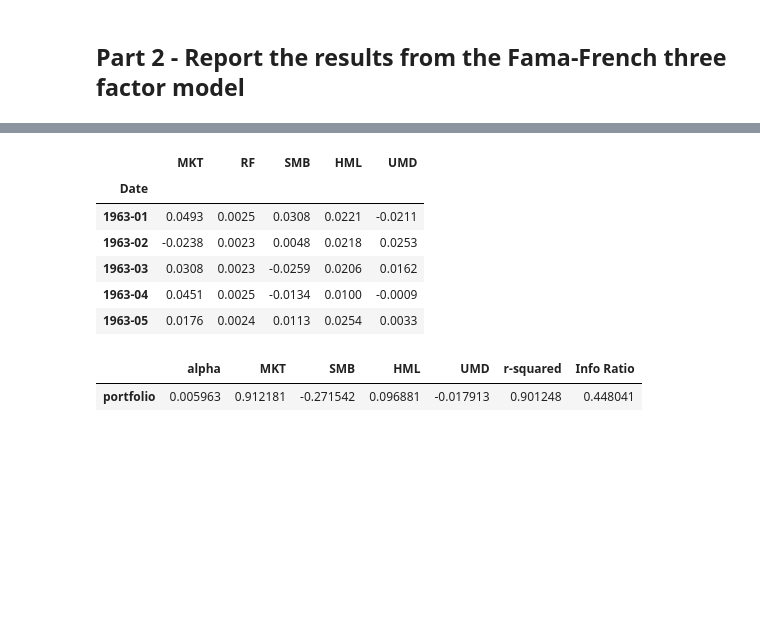
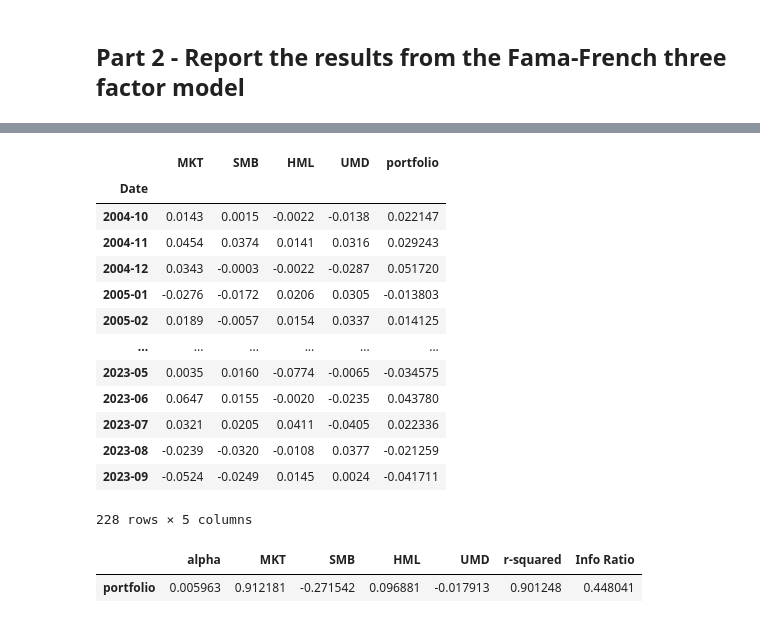
Before and after one commit to vafang25/Econ_Project_2, a Jupyter notebook: Data_Project_2.ipynb, the cells around one changed output, grey strips where cells are left out. Cells and saved outputs as stored; diff of their text form; code cells hidden in the pictures; blank space fills up the shorter version.

```diff
--- a/Data_Project_2.ipynb
+++ b/Data_Project_2.ipynb
@@ -212,3 +197,6 @@ returns = prices.pct_change()[1:]
 returns['portfolio'] = sum(returns[stock] * weights[stock] for stock, weight in weights.items()) # Setting the portfolio returns based on weights
 # %%
 FF_factors = pd.read_excel('wrds_data.xlsx', sheet_name='returns', index_col=0)
+FF_factors = FF_factors[['FAMA-FRENCH MARKET FACTOR', 'FAMA-FRENCH SIZE FACTOR (SMB)', 'FAMA-FRENCH VALUE FACTOR (HML)', 'MOMENTUM FACTOR']]
+FF_factors = FF_factors.rename(columns={'FAMA-FRENCH MARKET FACTOR': 'MKT', 'FAMA-FRENCH SIZE FACTOR (SMB)': 'SMB', 'FAMA-FRENCH VALUE FACTOR (HML)': 'HML', 'MOMENTUM FACTOR': 'UMD'})
+FF_factors.head()
@@ -215,21 +211,23 @@ FF_factors = pd.read_excel('wrds_data.xlsx', sheet_name='returns', index_col=0)
-# %%
-FF_factors = pd.read_excel('FF_factors.xlsx')
-FF_factors.set_index('Date', inplace=True)
-FF_factors.head()
-# %% [output]
-|  | MKT | RF | SMB | HML | UMD |
-| Date |  |  |  |  |  |
-| 1963-01 | 0.0493 | 0.0025 | 0.0308 | 0.0221 | -0.0211 |
-| 1963-02 | -0.0238 | 0.0023 | 0.0048 | 0.0218 | 0.0253 |
-| 1963-03 | 0.0308 | 0.0023 | -0.0259 | 0.0206 | 0.0162 |
-| 1963-04 | 0.0451 | 0.0025 | -0.0134 | 0.0100 | -0.0009 |
-| 1963-05 | 0.0176 | 0.0024 | 0.0113 | 0.0254 | 0.0033 |
 # %%
 FF_model = FF_factors.copy()
-FF_model['MKT'] -= FF_model['RF']
-FF_model.drop(columns=['RF'], inplace=True)
 FF_model['portfolio'] = returns['portfolio']
 FF_model = FF_model.dropna()
+FF_model
+# %% [output]
+|  | MKT | SMB | HML | UMD | portfolio |
+| Date |  |  |  |  |  |
+| 2004-10 | 0.0143 | 0.0015 | -0.0022 | -0.0138 | 0.022147 |
+| 2004-11 | 0.0454 | 0.0374 | 0.0141 | 0.0316 | 0.029243 |
+| 2004-12 | 0.0343 | -0.0003 | -0.0022 | -0.0287 | 0.051720 |
+| 2005-01 | -0.0276 | -0.0172 | 0.0206 | 0.0305 | -0.013803 |
+| 2005-02 | 0.0189 | -0.0057 | 0.0154 | 0.0337 | 0.014125 |
+| ... | ... | ... | ... | ... | ... |
+| 2023-05 | 0.0035 | 0.0160 | -0.0774 | -0.0065 | -0.034575 |
+| 2023-06 | 0.0647 | 0.0155 | -0.0020 | -0.0235 | 0.043780 |
+| 2023-07 | 0.0321 | 0.0205 | 0.0411 | -0.0405 | 0.022336 |
+| 2023-08 | -0.0239 | -0.0320 | -0.0108 | 0.0377 | -0.021259 |
+| 2023-09 | -0.0524 | -0.0249 | 0.0145 | 0.0024 | -0.041711 |
+228 rows × 5 columns
 # %%
 FF_portfolio = get_ols_metrics(FF_model[['MKT', 'SMB', 'HML', 'UMD']], FF_model['portfolio'])
 FF_portfolio
```
Also changed, not shown: parts of 2 cells of this notebook.
